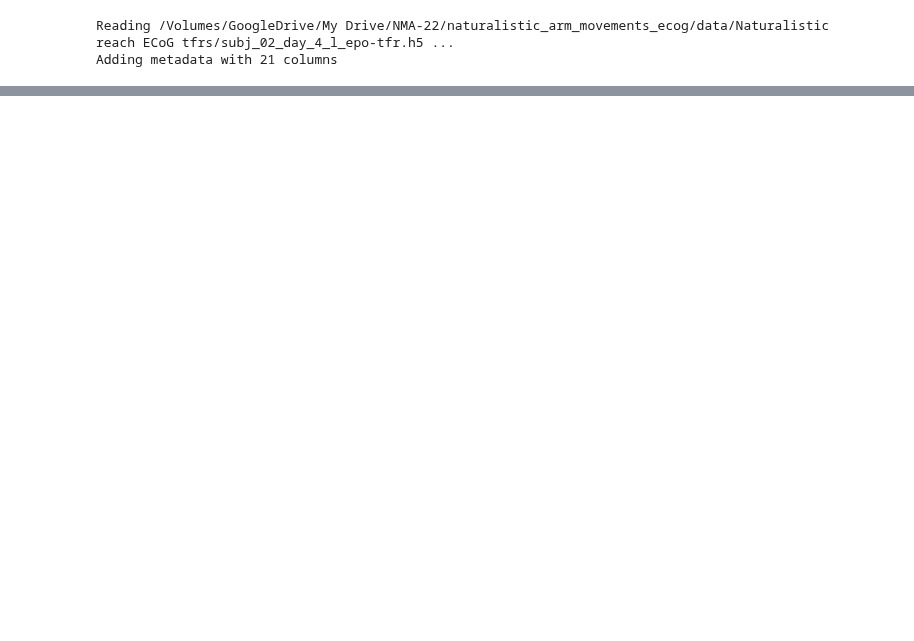
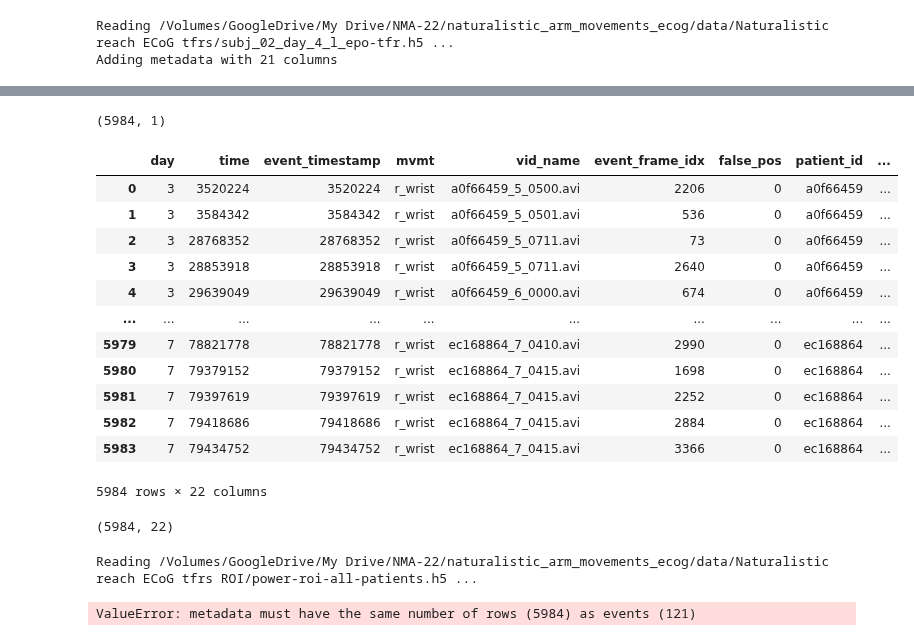
Before and after one commit to NevVerVer/Neuromatch_2022_EcoG_movements, a Jupyter notebook: pipeline/3_naturalistic_arm_movements_ecog_dataset.ipynb, the cells around one changed output, grey strips where cells are left out. Saved outputs shown, nothing was run; the diff lists cells and outputs as text; code cells hidden in the pictures; blank space fills up the shorter version.

```diff
--- a/pipeline/3_naturalistic_arm_movements_ecog_dataset.ipynb
+++ b/pipeline/3_naturalistic_arm_movements_ecog_dataset.ipynb
@@ -174,0 +152,21 @@ No baseline correction applied
+# %%
+root = Path("/Volumes/GoogleDrive/My Drive/NMA-22/naturalistic_arm_movements_ecog/data")
+tfr_data = root / "Naturalistic reach ECoG tfrs"
+roi_data = root / "Naturalistic reach ECoG tfrs ROI"
+proj_data =root / "ROI projection matrices and labels"
+elec_dens_thresh = 3 #threshold for dipole density
+# %%
+n_subjs = 11
+#Load in electrode to ROI weight matrices
+for s in range(n_subjs):
+    df = pd.read_csv(proj_data / f"aal_{str(s+1).zfill(2)}_elecs2ROI.csv")
+    if s==0:
+        elec_densities = df.iloc[0]
+    else:
+        elec_densities += df.iloc[0]
+elec_densities = elec_densities/n_subjs
+
+#Select ROI's that have electrode density above threshold
+good_rois = np.nonzero(np.asarray(elec_densities)>elec_dens_thresh)[0]
+roi_labels = df.columns.tolist()
+print('Selected '+str(len(good_rois))+' regions')
@@ -174,0 +181,3 @@ No baseline correction applied
+# %%
+power_roi = project_spectral_power(
+    str(tfr_data), str(proj_data), good_rois=good_rois, n_subjs=n_subjs, rem_bad_chans=True)
@@ -174,0 +204,4 @@ No baseline correction applied
+# %%
+power_roi.metadata.shape
+# %% [output]
+(5984, 1)
@@ -174,0 +210,16 @@ No baseline correction applied
+# %%
+power_roi.metadata_all
+# %% [output]
+|  | day | time | event_timestamp | mvmt | vid_name | event_frame_idx | false_pos | patient_id | ... |
+| 0 | 3 | 3520224 | 3520224 | r_wrist | a0f66459_5_0500.avi | 2206 | 0 | a0f66459 | ... |
+| 1 | 3 | 3584342 | 3584342 | r_wrist | a0f66459_5_0501.avi | 536 | 0 | a0f66459 | ... |
+| 2 | 3 | 28768352 | 28768352 | r_wrist | a0f66459_5_0711.avi | 73 | 0 | a0f66459 | ... |
+| 3 | 3 | 28853918 | 28853918 | r_wrist | a0f66459_5_0711.avi | 2640 | 0 | a0f66459 | ... |
+| 4 | 3 | 29639049 | 29639049 | r_wrist | a0f66459_6_0000.avi | 674 | 0 | a0f66459 | ... |
+| ... | ... | ... | ... | ... | ... | ... | ... | ... | ... |
+| 5979 | 7 | 78821778 | 78821778 | r_wrist | ec168864_7_0410.avi | 2990 | 0 | ec168864 | ... |
+| 5980 | 7 | 79379152 | 79379152 | r_wrist | ec168864_7_0415.avi | 1698 | 0 | ec168864 | ... |
+| 5981 | 7 | 79397619 | 79397619 | r_wrist | ec168864_7_0415.avi | 2252 | 0 | ec168864 | ... |
+| 5982 | 7 | 79418686 | 79418686 | r_wrist | ec168864_7_0415.avi | 2884 | 0 | ec168864 | ... |
+| 5983 | 7 | 79434752 | 79434752 | r_wrist | ec168864_7_0415.avi | 3366 | 0 | ec168864 | ... |
+5984 rows × 22 columns
@@ -174,0 +228,9 @@ No baseline correction applied
+# %%
+power_roi.metadata_all.shape
+# %% [output]
+(5984, 22)
+# %%
+data_test = mne.time_frequency.read_tfrs(roi_data / "power-roi-all-patients.h5")
+# %% [output]
+Reading /Volumes/GoogleDrive/My Drive/NMA-22/naturalistic_arm_movements_ecog/data/Naturalistic reach ECoG tfrs ROI/power-roi-all-patients.h5 ...
+ValueError: metadata must have the same number of rows (5984) as events (121)
```
Also changed, not shown: parts of 11 cells of this notebook, 1 other file.
